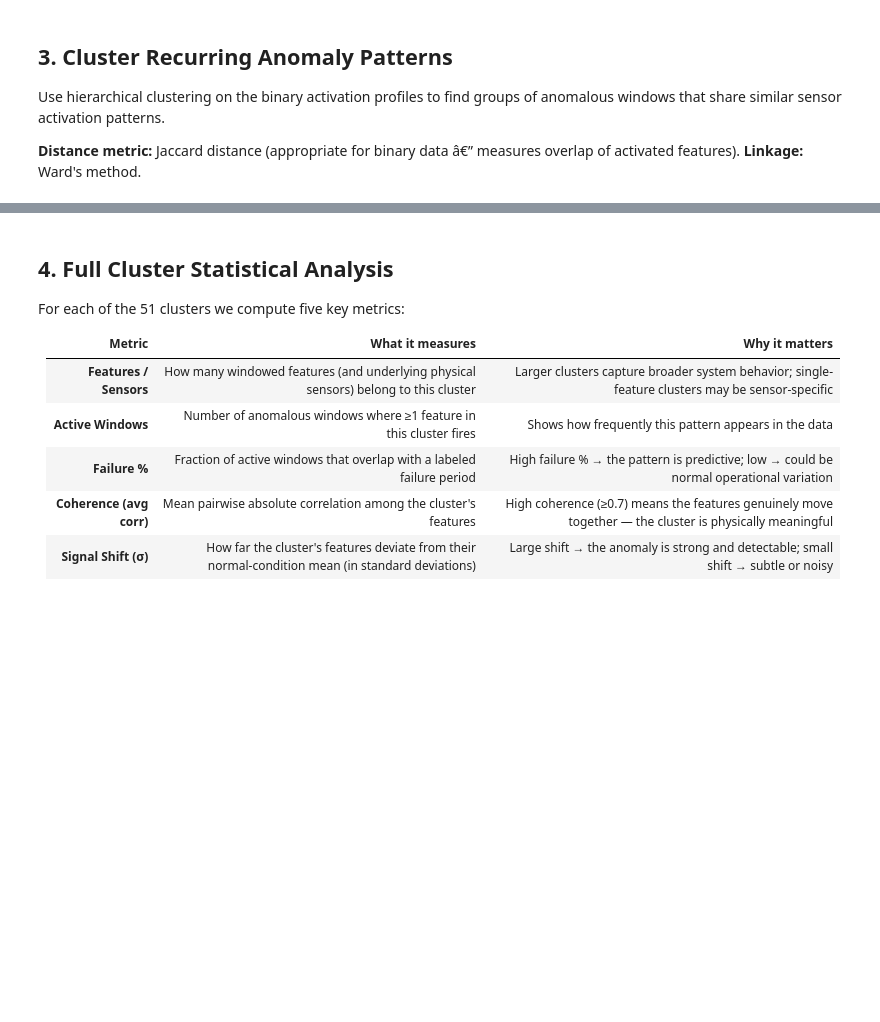
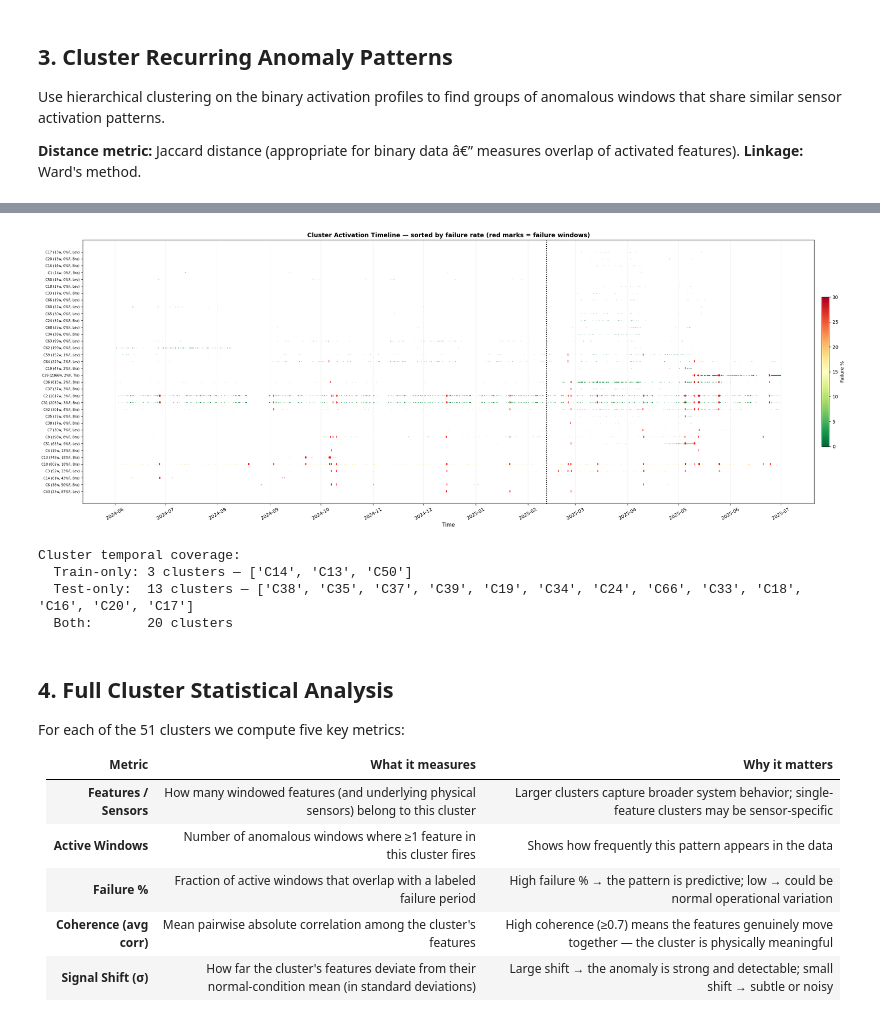
Before and after one commit to Emir515/Kurtulus-thesis, a Jupyter notebook: notebooks/04_anomaly_detection_cluster_analysis.ipynb, the cells around one changed output, grey strips where cells are left out. Saved outputs shown, nothing was run; the diff lists cells and outputs as text; code cells hidden in the pictures; blank space fills up the shorter version.

```diff
--- a/notebooks/04_anomaly_detection_cluster_analysis.ipynb
+++ b/notebooks/04_anomaly_detection_cluster_analysis.ipynb
@@ -377,3 +383,83 @@ print(f'{"TOTAL":>8} {sum(c["size"] for c in cluster_profiles.values()):>6} '
+# %%
+# ── Cluster activation timeline ──
+# Show when each cluster is active, colored by failure rate
+
+# Sort clusters: high failure rate on top
+cl_order = sorted(valid_clusters,
+                  key=lambda c: cluster_profiles[c]['fail_pct'], reverse=True)
+
+# Only show clusters with >= 10 windows for readability
+cl_show = [c for c in cl_order if cluster_profiles[c]['size'] >= 10]
+
+fig, ax = plt.subplots(figsize=(24, max(6, len(cl_show) * 0.25)))
+
+# Color by failure rate
+cmap = plt.cm.RdYlGn_r
+norm = plt.Normalize(0, 30)  # cap at 30% for color range
+
+for row, cl in enumerate(cl_show):
+    cl_mask = anom_meta['cluster_clean'] == cl
+    cl_idx = anom_orig_idx[cl_mask.values]
+    times = all_sup.loc[cl_idx, 'window_end']
+    labels = anom_meta.loc[cl_mask, 'label'].values
+
+    fail_pct = cluster_profiles[cl]['fail_pct']
+    color = cmap(norm(fail_pct))
+
+    # Normal windows
+    norm_times = times[labels == 0]
+    ax.scatter(norm_times, [row] * len(norm_times),
+               s=2, c=[color], alpha=0.5, marker='|', linewidths=0.5)
+
+    # Failure windows
+    fail_times = times[labels == 1]
+    if len(fail_times) > 0:
+        ax.scatter(fail_times, [row] * len(fail_times),
+                   s=15, c='red', alpha=0.8, marker='|', linewidths=1.5, zorder=5)
+
+# Train/test split
+ax.axvline(SPLIT_DATE, color='black', linestyle=':', linewidth=1.5, label='Train/Test split')
+
+# Y-axis labels with cluster info
+ylabels = []
+for cl in cl_show:
+    p = cluster_profiles[cl]
+    ylabels.append(f"C{cl} ({p['size']}w, {p['fail_pct']:.0f}%F, {p['top_subsystem'][:3]})")
+
+ax.set_yticks(range(len(cl_show)))
+ax.set_yticklabels(ylabels, fontsize=7)
+ax.set_xlabel('Time', fontsize=11)
+ax.set_title('Cluster Activation Timeline — sorted by failure rate (red marks = failure windows)',
+             fontsize=13, fontweight='bold')
+ax.xaxis.set_major_formatter(mdates.DateFormatter('%Y-%m'))
+ax.xaxis.set_major_locator(mdates.MonthLocator())
+plt.xticks(rotation=30)
+
+# Colorbar
+sm = plt.cm.ScalarMappable(cmap=cmap, norm=norm)
+sm.set_array([])
+cbar = plt.colorbar(sm, ax=ax, fraction=0.01, pad=0.01)
+cbar.set_label('Failure %')
+
+ax.grid(True, alpha=0.2, axis='x')
+plt.tight_layout()
+plt.savefig(os.path.join(OUT_DIR, 'cluster_activation_timeline.png'), dpi=150, bbox_inches='tight')
+plt.show()
+
+# Print which clusters are train-only vs test-only vs both
+print('\nCluster temporal coverage:')
+train_only = [c for c in cl_show if cluster_profiles[c]['n_test'] == 0]
+test_only = [c for c in cl_show if cluster_profiles[c]['n_train'] == 0]
+both = [c for c in cl_show if cluster_profiles[c]['n_train'] > 0 and cluster_profiles[c]['n_test'] > 0]
+print(f'  Train-only: {len(train_only)} clusters — {[f"C{c}" for c in train_only]}')
+print(f'  Test-only:  {len(test_only)} clusters — {[f"C{c}" for c in test_only]}')
+print(f'  Both:       {len(both)} clusters')
+# %% [output]
+[figure, added]
+Cluster temporal coverage:
+  Train-only: 3 clusters — ['C14', 'C13', 'C50']
+  Test-only:  13 clusters — ['C38', 'C35', 'C37', 'C39', 'C19', 'C34', 'C24', 'C66', 'C33', 'C18', 'C16', 'C20', 'C17']
+  Both:       20 clusters
 # %% [markdown]
 ## 4. Full Cluster Statistical Analysis
 
```
Also changed, not shown: parts of 11 cells of this notebook, 2 other files.
